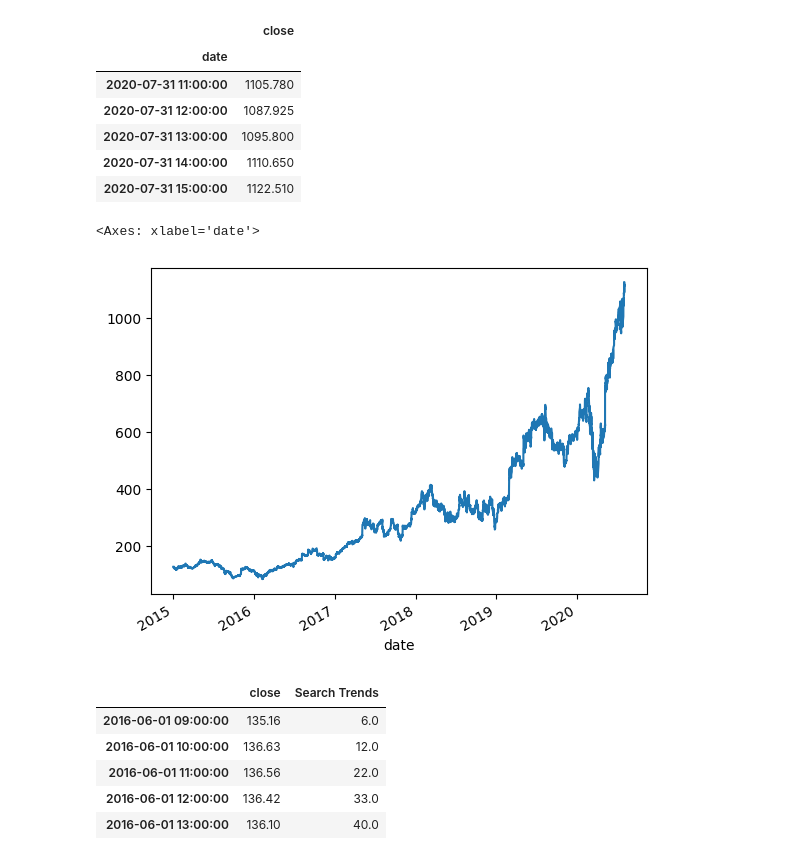
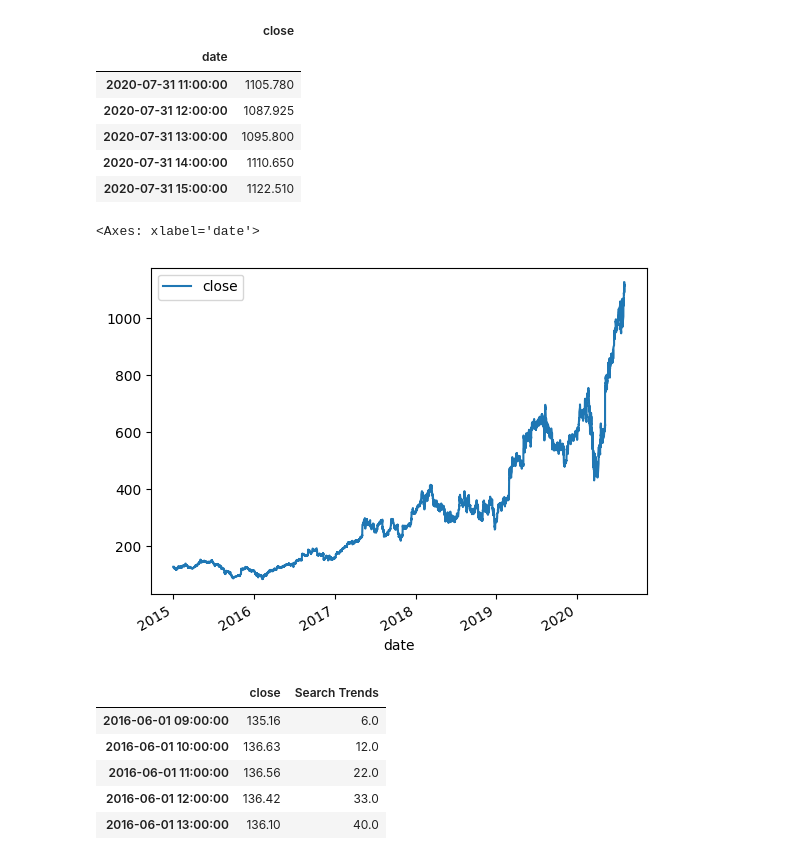
Before and after one commit to xiwudai/prophet-challenge, a Jupyter notebook: Starter_Code/forecasting_net_prophet.ipynb, the cells around one changed output. Saved outputs shown, nothing was run; the diff lists cells and outputs as text; code cells hidden in the pictures.

```diff
--- a/Starter_Code/forecasting_net_prophet.ipynb
+++ b/Starter_Code/forecasting_net_prophet.ipynb
@@ -230,9 +238,10 @@ display(df_mercado_stock.tail())
 | 2020-07-31 15:00:00 | 1122.510 |
 # %%
 # Visualize the closing price of the df_mercado_stock DataFrame
+df_mercado_stock.plot()
 # %% [output]
 <Axes: xlabel='date'>
-[figure, old version]
+[figure, new version]
 # %%
 # Concatenate the df_mercado_stock DataFrame with the df_mercado_trends DataFrame
 # Concatenate the DataFrame by columns (axis=1), and drop and rows with only one column of data
```
Also changed, not shown: parts of 34 cells of this notebook, 1 other file.
